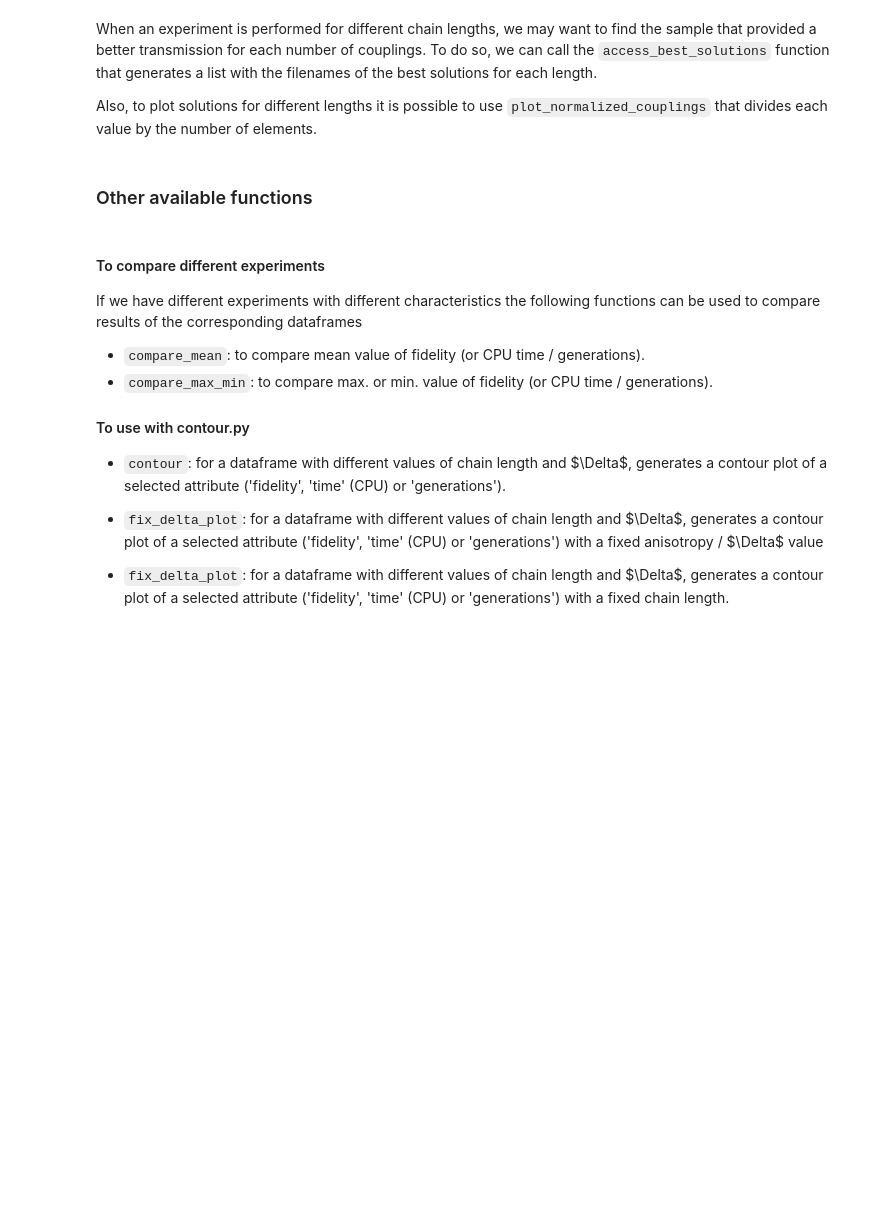
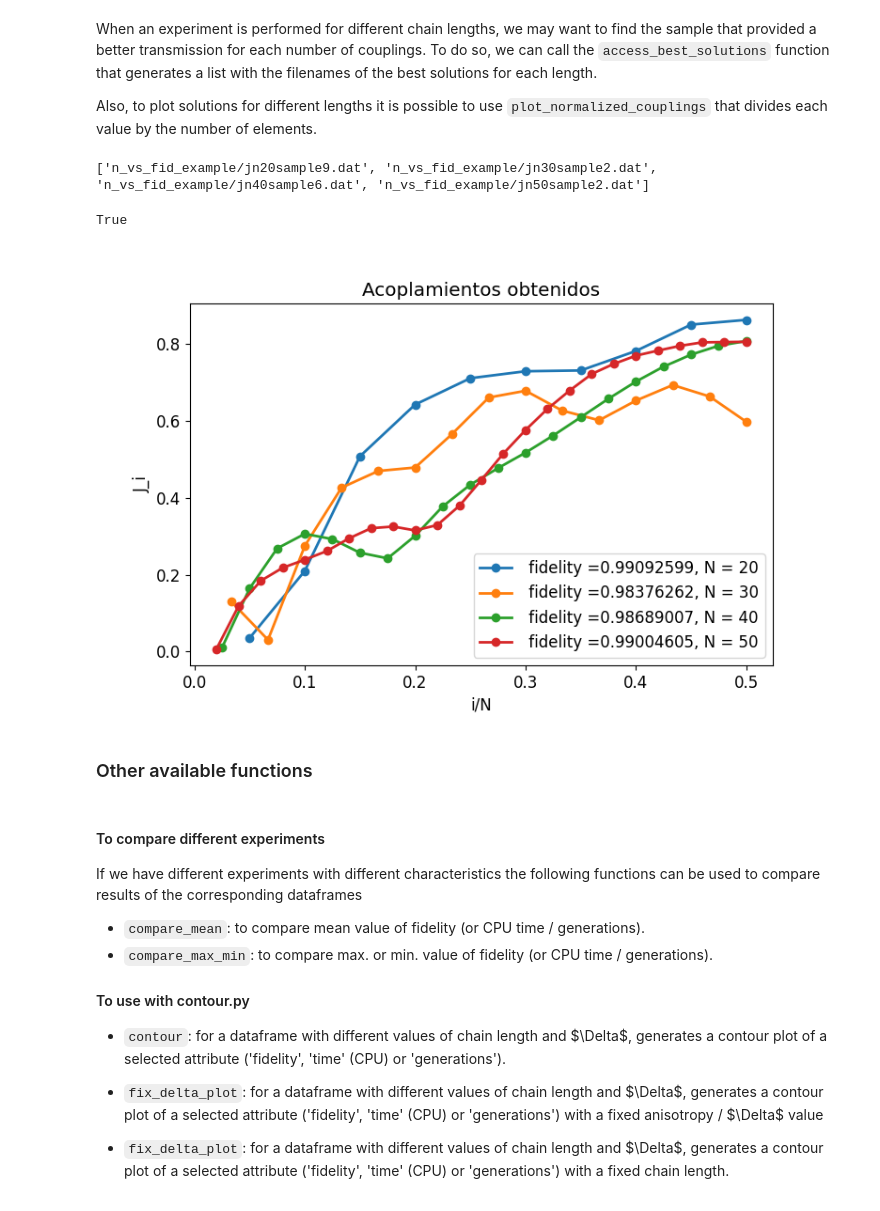
Before and after one commit to sofips/gen_alg_xxz, a Jupyter notebook: example.ipynb, the cells around one changed output. Drawn from its saved outputs; the diff is of its cells as text; code cells hidden in the pictures; blank space fills up the shorter version.

Commit message:
fixed access to best solutions

````diff
--- a/example.ipynb
+++ b/example.ipynb
@@ -182,7 +164,7 @@ Solution:  [ 0.64694898  5.52617018  7.55776781  8.36672337  6.26131112  5.77849
 # %% [markdown]
 To analyze some of these results and perform statistics, it is convenient to use pandas dataframes. To do so, we have to extract the information from the ```nvsmaxfid.dat``` file.
 # %%
-data_file = 'n_vs_fid/nvsmaxfid.dat'
+data_file = 'n_vs_fid_example/nvsmaxfid.dat'
 column_names = ['dimension', 'delta', 'fidelity', 'time', 'generations']
 example = pd.read_csv(data_file, delimiter = ' ', names = column_names)
 # %% [markdown]
@@ -201,3 +181,11 @@ files = access_best_solutions()
+# %%
+files,labels = gg.access_best_solutions(dataframe=example,directory='n_vs_fid_example',dimensions=[20,30,40,50],return_labels=True)
+print(files)
+gg.plot_normalized_couplings(files=files,labels=labels)
+# %% [output]
+['n_vs_fid_example/jn20sample9.dat', 'n_vs_fid_example/jn30sample2.dat', 'n_vs_fid_example/jn40sample6.dat', 'n_vs_fid_example/jn50sample2.dat']
+True
+[figure, added]
 # %% [markdown]
 ### Other available functions
 # %% [markdown]
````
Also changed, not shown: parts of 9 cells of this notebook.
